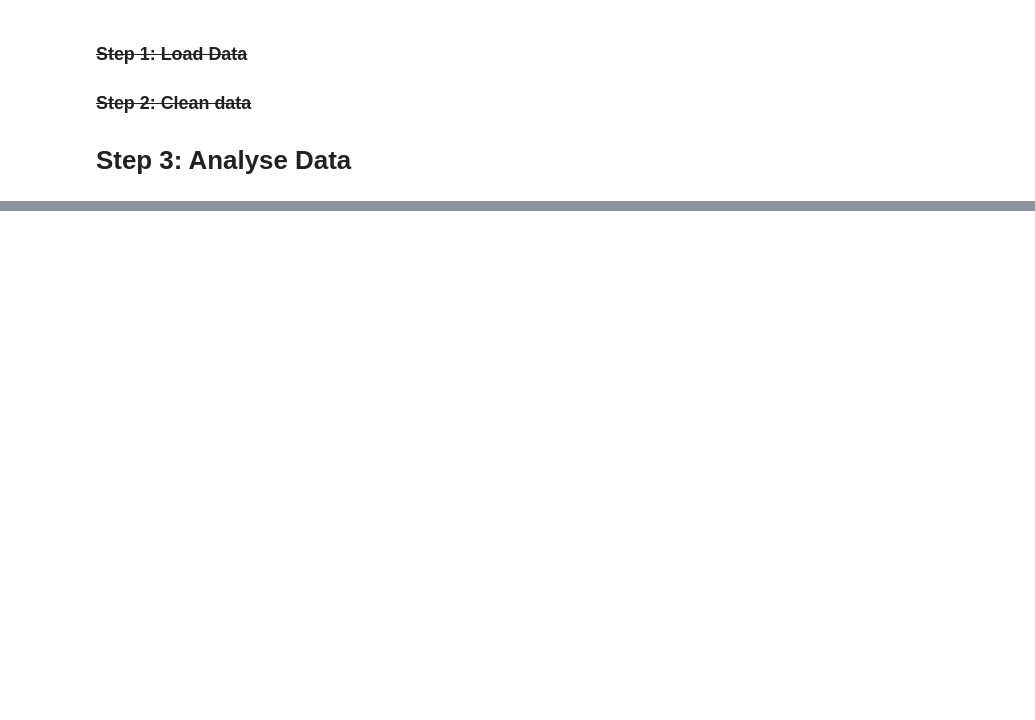
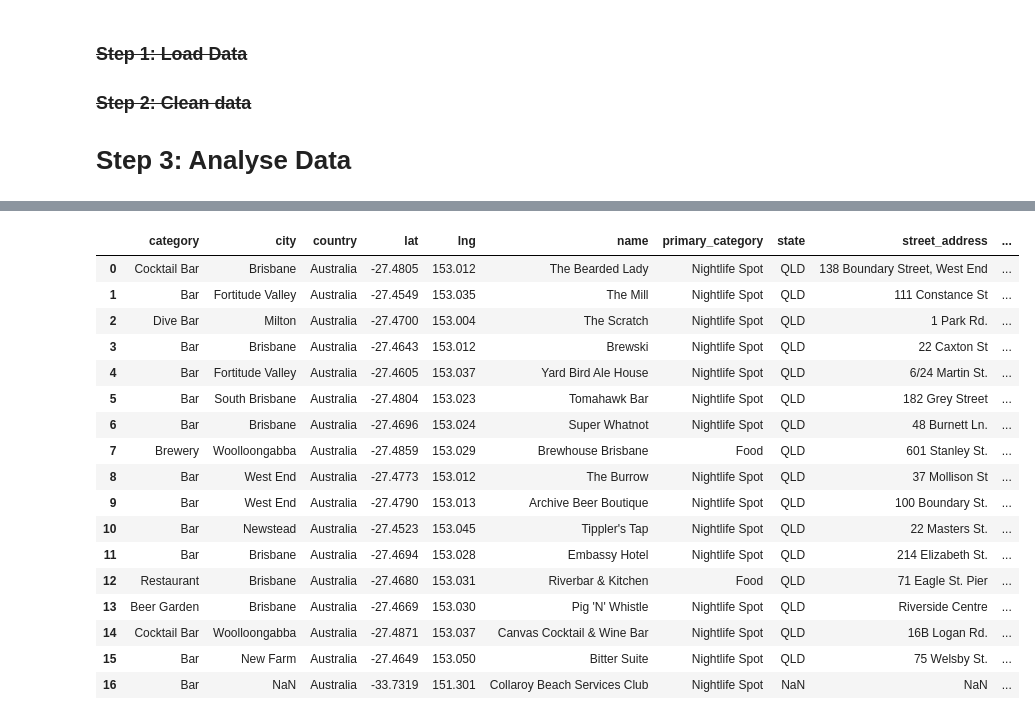
Before and after one commit to lexual/2014-PyConAU-Pandas-talk, a Jupyter notebook: slides.ipynb, the cells around one changed output, grey strips where cells are left out. Saved outputs shown, nothing was run; the diff lists cells and outputs as text; code cells hidden in the pictures; blank space fills up the shorter version.

```diff
--- a/slides.ipynb
+++ b/slides.ipynb
@@ -799,3 +788,25 @@ all_data['air_temp'].unstack().plot(ylim=(5, 25))
 # %% [markdown]
 # nowtapped.com
 ![nowtapped.com](pics/tapped.png)
+# %%
+venues = pd.read_csv('Beer/venues.csv')
+venues
+# %% [output]
+|  | category | city | country | lat | lng | name | primary_category | state | street_address | ... |
+| 0 | Cocktail Bar | Brisbane | Australia | -27.4805 | 153.012 | The Bearded Lady | Nightlife Spot | QLD | 138 Boundary Street, West End | ... |
+| 1 | Bar | Fortitude Valley | Australia | -27.4549 | 153.035 | The Mill | Nightlife Spot | QLD | 111 Constance St | ... |
+| 2 | Dive Bar | Milton | Australia | -27.4700 | 153.004 | The Scratch | Nightlife Spot | QLD | 1 Park Rd. | ... |
+| 3 | Bar | Brisbane | Australia | -27.4643 | 153.012 | Brewski | Nightlife Spot | QLD | 22 Caxton St | ... |
+| 4 | Bar | Fortitude Valley | Australia | -27.4605 | 153.037 | Yard Bird Ale House | Nightlife Spot | QLD | 6/24 Martin St. | ... |
+| 5 | Bar | South Brisbane | Australia | -27.4804 | 153.023 | Tomahawk Bar | Nightlife Spot | QLD | 182 Grey Street | ... |
+| 6 | Bar | Brisbane | Australia | -27.4696 | 153.024 | Super Whatnot | Nightlife Spot | QLD | 48 Burnett Ln. | ... |
+| 7 | Brewery | Woolloongabba | Australia | -27.4859 | 153.029 | Brewhouse Brisbane | Food | QLD | 601 Stanley St. | ... |
+| 8 | Bar | West End | Australia | -27.4773 | 153.012 | The Burrow | Nightlife Spot | QLD | 37 Mollison St | ... |
+| 9 | Bar | West End | Australia | -27.4790 | 153.013 | Archive Beer Boutique | Nightlife Spot | QLD | 100 Boundary St. | ... |
+| 10 | Bar | Newstead | Australia | -27.4523 | 153.045 | Tippler's Tap | Nightlife Spot | QLD | 22 Masters St. | ... |
+| 11 | Bar | Brisbane | Australia | -27.4694 | 153.028 | Embassy Hotel | Nightlife Spot | QLD | 214 Elizabeth St. | ... |
+| 12 | Restaurant | Brisbane | Australia | -27.4680 | 153.031 | Riverbar & Kitchen | Food | QLD | 71 Eagle St. Pier | ... |
+| 13 | Beer Garden | Brisbane | Australia | -27.4669 | 153.030 | Pig 'N' Whistle | Nightlife Spot | QLD | Riverside Centre | ... |
+| 14 | Cocktail Bar | Woolloongabba | Australia | -27.4871 | 153.037 | Canvas Cocktail & Wine Bar | Nightlife Spot | QLD | 16B Logan Rd. | ... |
+| 15 | Bar | New Farm | Australia | -27.4649 | 153.050 | Bitter Suite | Nightlife Spot | QLD | 75 Welsby St. | ... |
+| 16 | Bar | NaN | Australia | -33.7319 | 151.301 | Collaroy Beach Services Club | Nightlife Spot | NaN | NaN | ... |
```
Also changed, not shown: parts of 42 cells of this notebook, 7 other files.
